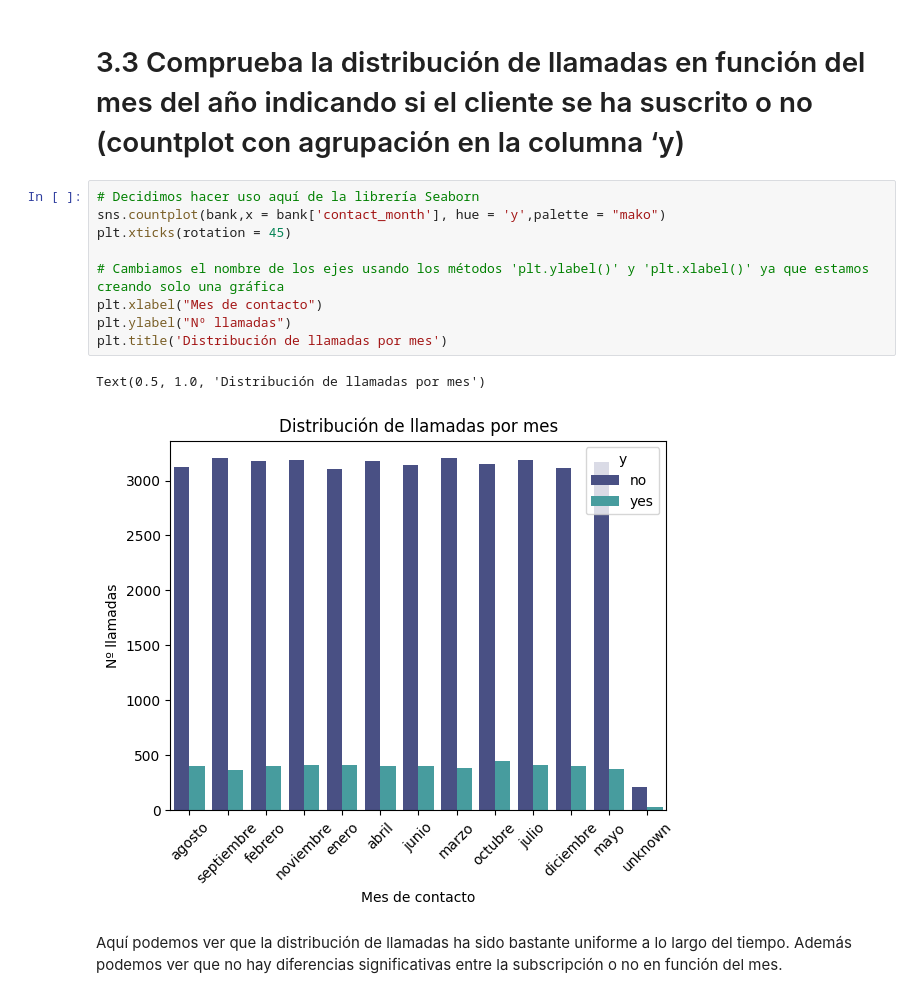
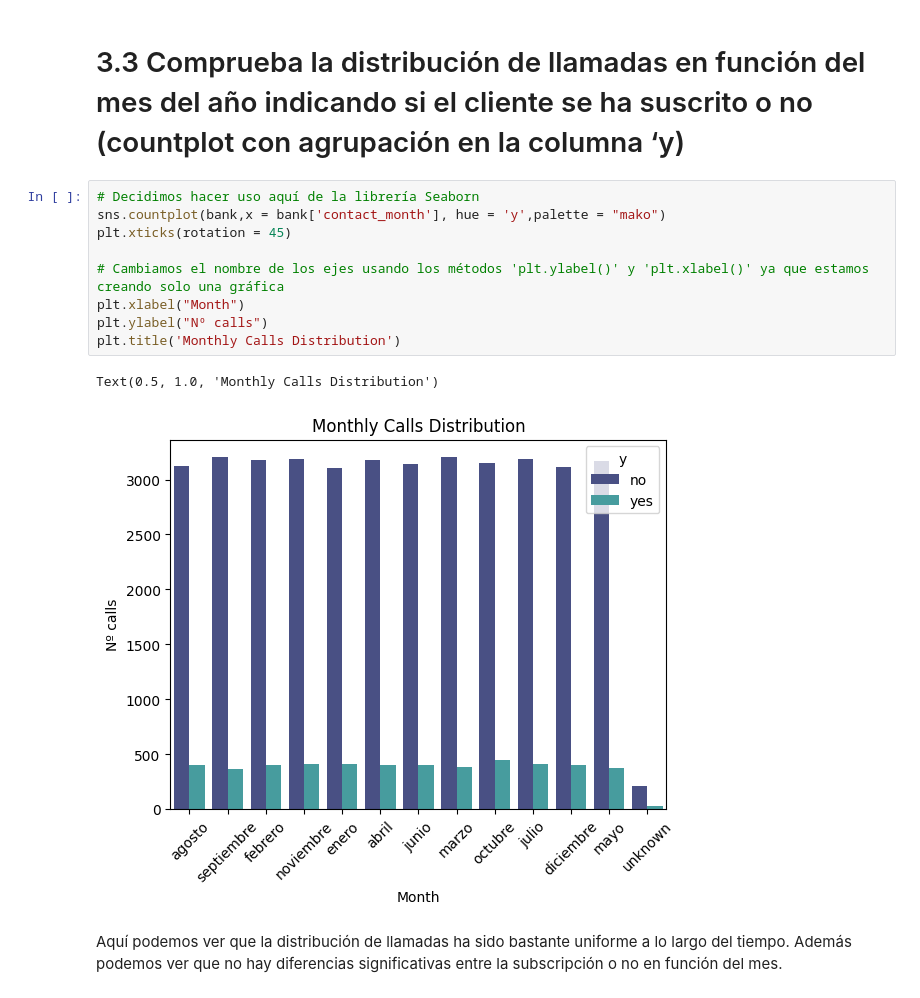
Before and after one commit to CarlEstP/Bank-case-study, a Jupyter notebook: 4. bank-visualizacion.ipynb, the cells around one changed output. Drawn from its saved outputs; the diff is of its cells as text.

```diff
--- a/4. bank-visualizacion.ipynb
+++ b/4. bank-visualizacion.ipynb
@@ -226,14 +226,14 @@ Podemos observar como a lo largo del tiempo no ha habido mucho cambio con el nú
 # %%
 # Decidimos hacer uso aquí de la librería Seaborn
 sns.countplot(bank,x = bank['contact_month'], hue = 'y',palette = "mako")
 plt.xticks(rotation = 45)
 
 # Cambiamos el nombre de los ejes usando los métodos 'plt.ylabel()' y 'plt.xlabel()' ya que estamos creando solo una gráfica
-plt.xlabel("Mes de contacto")
-plt.ylabel("Nº llamadas")
-plt.title('Distribución de llamadas por mes')
+plt.xlabel("Month")
+plt.ylabel("Nº calls")
+plt.title('Monthly Calls Distribution')
 # %% [output]
-Text(0.5, 1.0, 'Distribución de llamadas por mes')
+Text(0.5, 1.0, 'Monthly Calls Distribution')
-[figure, old version]
+[figure, new version]
 # %% [markdown]
 Aquí podemos ver que la distribución de llamadas ha sido bastante uniforme a lo largo del tiempo. Además podemos ver que no hay diferencias significativas entre la subscripción o no en función del mes.
```
Also changed, not shown: parts of 3 cells of this notebook, 3 other files.
